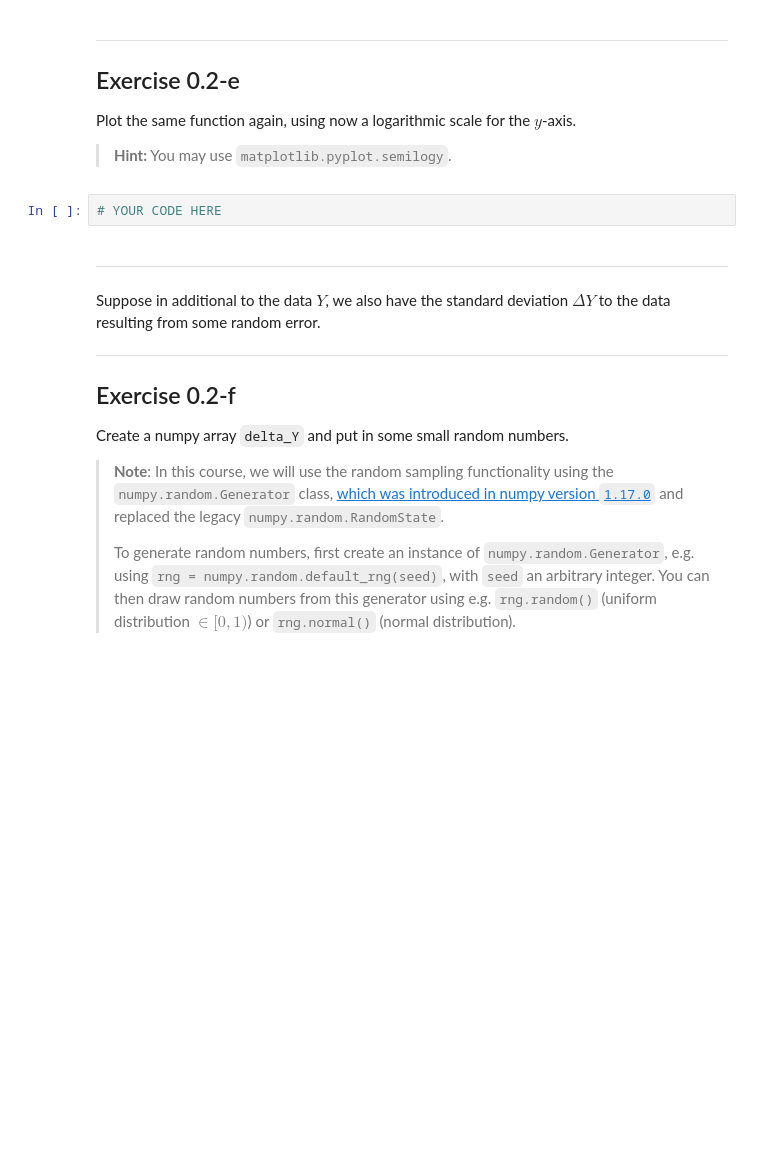
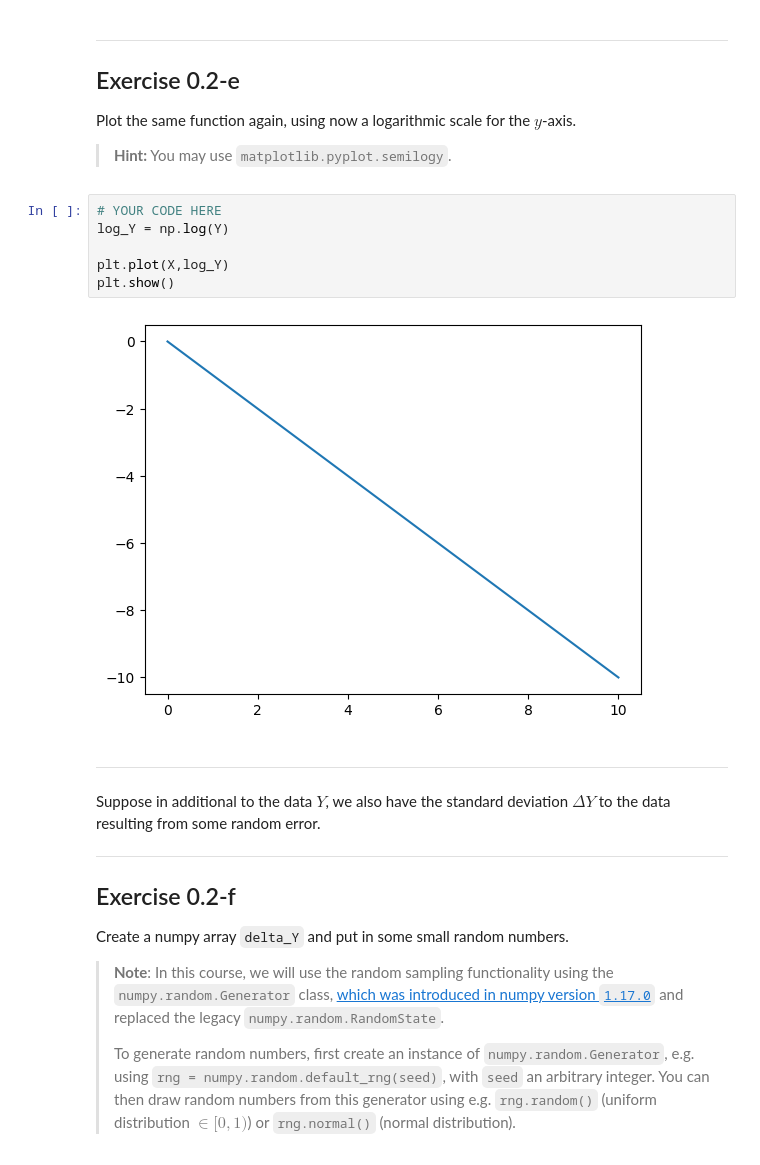
Before and after one commit to YommoY-official/CompManyBody, a Jupyter notebook: exercises/ex00_introduction/ex00.2_plotting.ipynb, the cells around one changed output. Saved outputs shown, nothing was run; the diff lists cells and outputs as text; blank space fills up the shorter version.

```diff
--- a/exercises/ex00_introduction/ex00.2_plotting.ipynb
+++ b/exercises/ex00_introduction/ex00.2_plotting.ipynb
@@ -67,6 +89,12 @@ Plot the same function again, using now a logarithmic scale for the $y$-axis.
 >**Hint:** You may use `matplotlib.pyplot.semilogy`.
 # %%
 # YOUR CODE HERE
+log_Y = np.log(Y)
+
+plt.plot(X,log_Y)
+plt.show()
+# %% [output]
+[figure, added]
 # %% [markdown]
 ---
 
```
Also changed, not shown: parts of 5 cells of this notebook, 2 other files.
